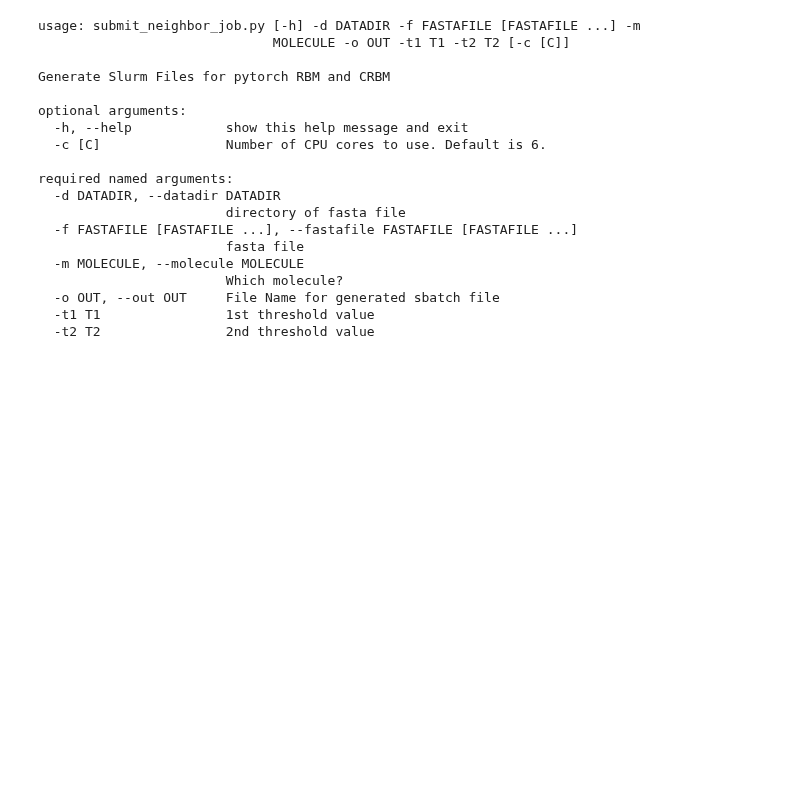
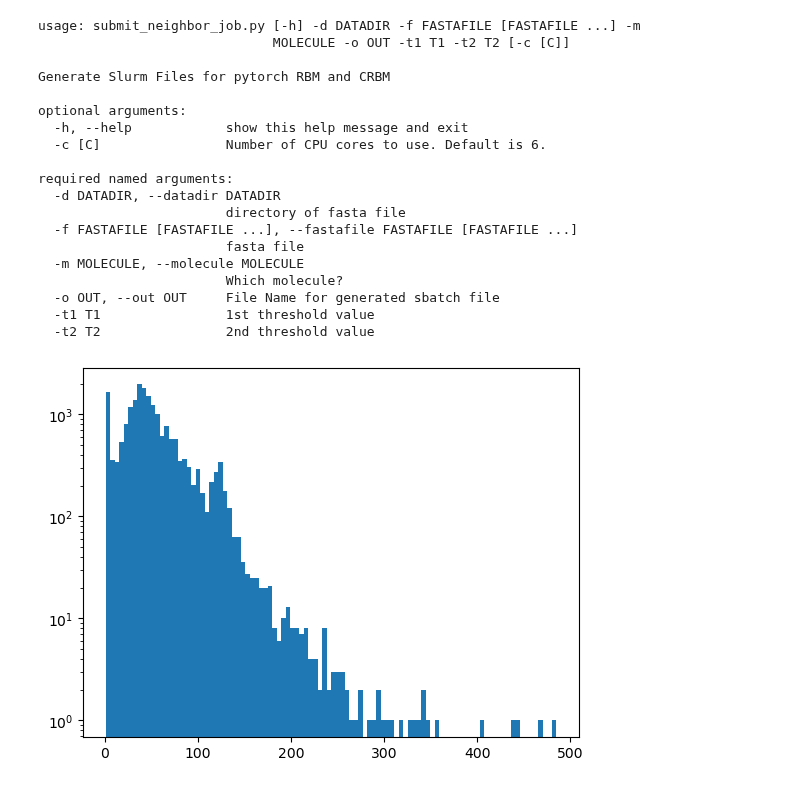
Before and after one commit to Jonahowns/phage_display_ML, a Jupyter notebook: datasets/cov_dataset_prep_example.ipynb, the cells around one changed output. Saved outputs shown, nothing was run; the diff lists cells and outputs as text; code cells hidden in the pictures; blank space fills up the shorter version.

```diff
--- a/datasets/cov_dataset_prep_example.ipynb
+++ b/datasets/cov_dataset_prep_example.ipynb
@@ -329,3 +329,9 @@ required named arguments:
 # %%
 # length of seqs is 40 nucleotides on avg. SO threshold values correspond to 2 mutations away and 4 mutations away
 !python ./submit_neighbor_job.py -d cov -f m1.fasta -m dna -o cov_m1_neigh -t1 0.05 -t2 0.10 -c 24
+# %%
+m1_neighs = dp.load_neighbor_file("./cov/m1.fasta_5_neighbor_counts.pkl")
+# %%
+dp.quick_hist(m1_neighs)
+# %% [output]
+[figure, added]
```
Also changed, not shown: parts of 9 cells of this notebook, 7 other files.
